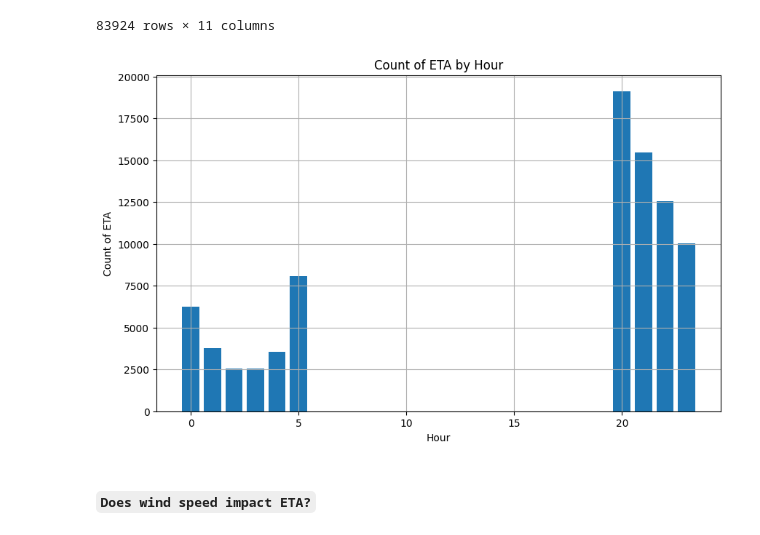
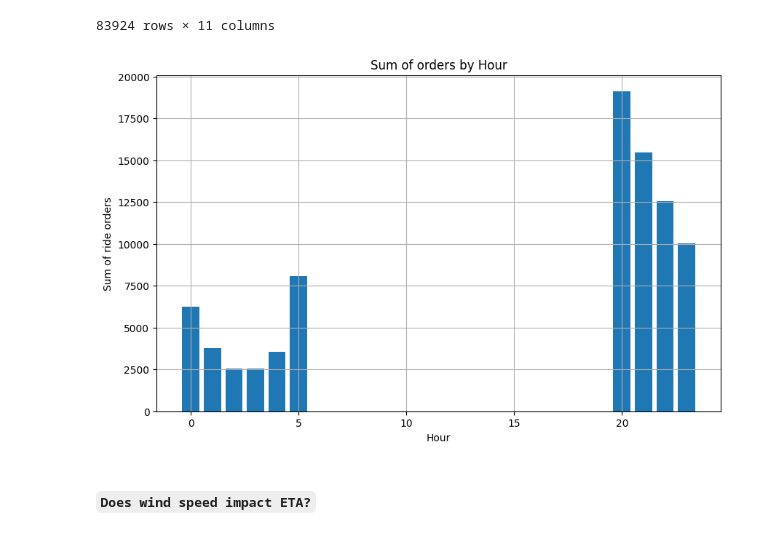
Before and after one commit to kwasichrappah/yassir_eta_prediction, a Jupyter notebook: yassir_eta_prediction.ipynb, the cells around one changed output. Saved outputs shown, nothing was run; the diff lists cells and outputs as text; code cells hidden in the pictures.

```diff
--- a/yassir_eta_prediction.ipynb
+++ b/yassir_eta_prediction.ipynb
@@ -259,19 +259,19 @@ analytic_data
 | 13096 | 5L5VMG68 | 2019-12-19 23:59:29+00:00 | 3.207 | 36.698 | 3.028 | 36.758 | 23495 | 1322 | ... |
 83924 rows × 11 columns
 # %%
-filt=analytic_data.groupby('hour')['ETA'].count()
+filt = analytic_data.groupby('hour')['ETA'].count()
 
 filt = filt.reindex([0,1,2,3,4,5,20,21,22,23,6,7,8,9,10,11,12,13,14,15,16,17,18,19])
 # Plotting the results
 plt.figure(figsize=(10, 6))
 plt.bar(filt.index, filt.values)
-plt.title('Count of ETA by Hour')
+plt.title('Sum of orders by Hour')
 plt.xlabel('Hour')
-plt.ylabel('Count of ETA')
+plt.ylabel('Sum of ride orders')
 plt.grid(True)
 plt.show()
 # %% [output]
-[figure, old version]
+[figure, new version]
 # %% [markdown]
 ##### `Does wind speed impact ETA?`
 # %%
```
Also changed, not shown: parts of 17 cells of this notebook, 4 other files.
